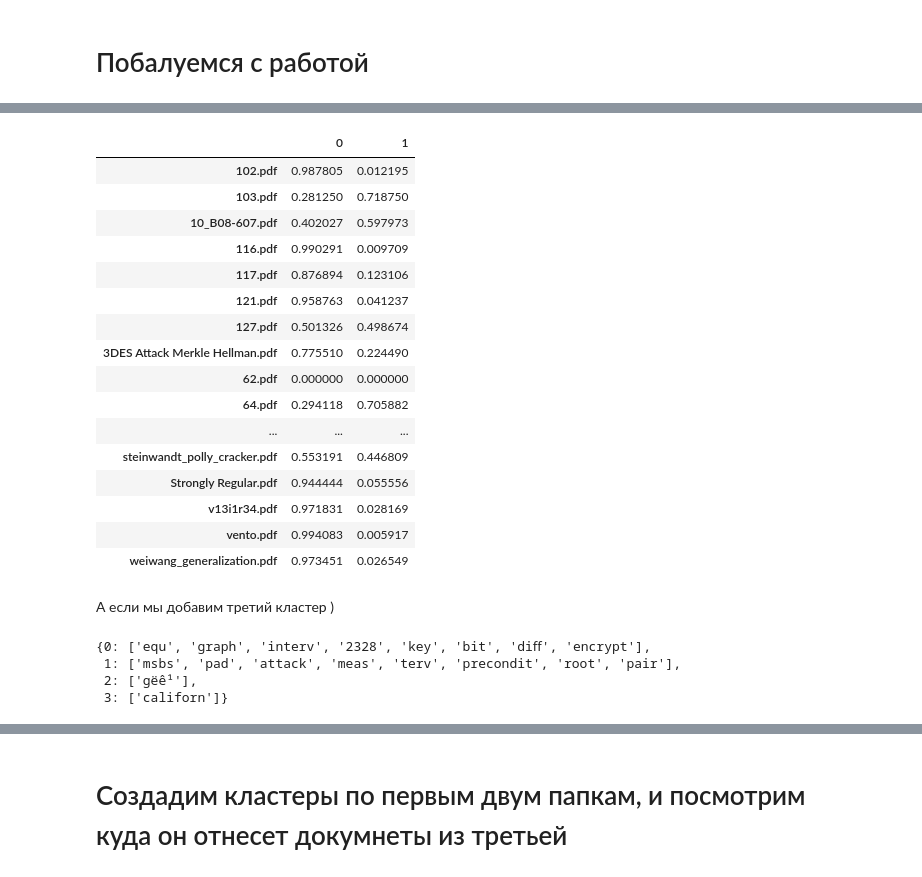
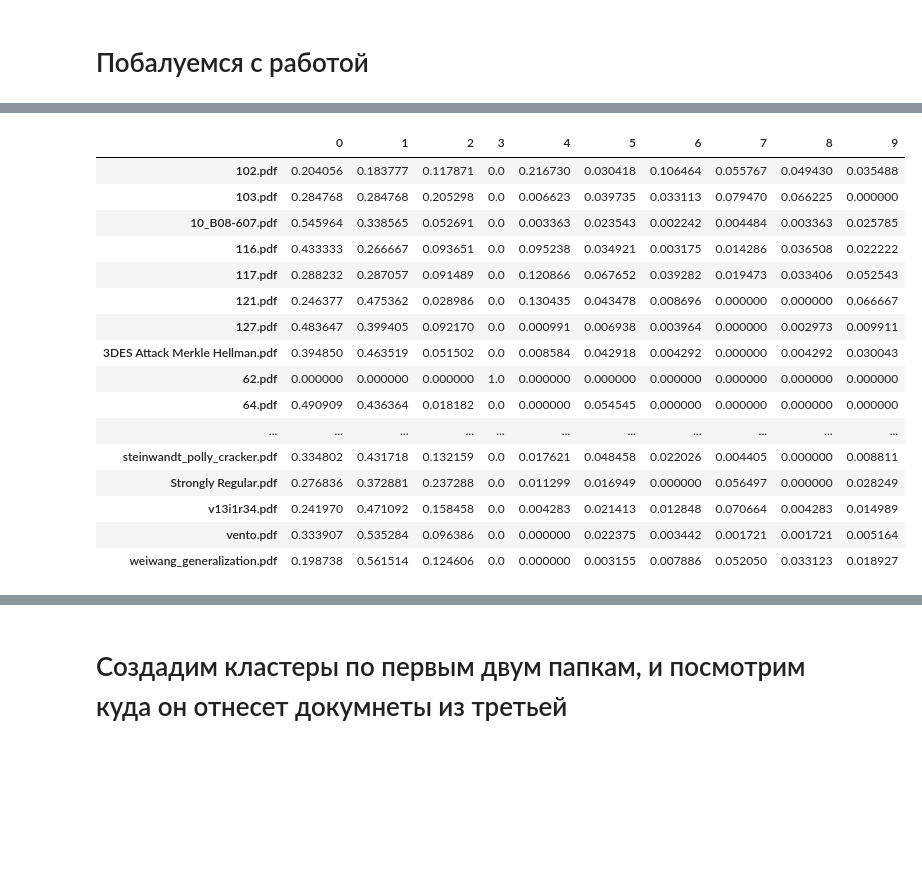
Before and after one commit to avatar4ik3/clustering, a Jupyter notebook: sample.ipynb, the cells around one changed output, grey strips where cells are left out. Saved outputs shown, nothing was run; the diff lists cells and outputs as text; code cells hidden in the pictures; blank space fills up the shorter version.

```diff
--- a/sample.ipynb
+++ b/sample.ipynb
@@ -369,2 +649,0 @@ selected2
-# %%
-m2 = buildMatrix(in_texts2,selected2,3)
@@ -406,2 +650,14 @@ Local cdn resources have problems on chrome/safari when used in jupyter-notebook
+# %%
+hg = toHyperGraph(m2,max_edge_simmularity,max_weight,max_nodes_in_edge)
+# hg11 = toHyperGraph(m2,max_edge_simmularity,max_weight,4)
+hg_clustered_build_in = cluster_hypergraph(hg)
+centres = selectCentres(m2,graph_clusters_count)
+g2 = toGraph(m2)
+cluster = removeWeakestConnections(g2,centres)
+
+subClusters = [cluster.subgraph(c) for c in connected_components(cluster)]
+selected_clusters = clustersByCount(subClusters,graph_clusters_count)
+cl_texts = dict[str,Text](zip(range(graph_clusters_count),multipleToText(selected_clusters)))
+cls = dict[str,Text](zip(range(graph_clusters_count),selected_clusters))
 # %% [markdown]
 #  Побалуемся с работой
@@ -410,4 +663,0 @@ Local cdn resources have problems on chrome/safari when used in jupyter-notebook
-# %%
-selected_clusters = clustersByCount(subClusters,2)
-cl_texts = dict[str,Text](zip(range(0,2),multipleToText(selected_clusters)))
-cl_texts
@@ -432,0 +666,8 @@ classify(doc,cl_texts)
+# %%
+
+texts = dict[str,Text]([(x,defaultTextPipe(rawDocuments2[x])) for x in realNames])
+selected_words = dict[str,Text]([(x,select_words_count(texts[x],max_word_count)) for x in realNames])
+matricies = dict[str,Matrix]([(x,buildMatrix([texts[x]],selected_words[x],matrix_interval_size,len(realNames))) for x in realNames])
+metric_g_cosine = dict[str,dict[str,float]]([(x,classify_hard_graph(cls,matricies[x])) for x in realNames])
+metric_g_cosine
+pd.DataFrame.from_dict(metric_g_cosine,orient='index')
@@ -433,33 +692,21 @@ classify(doc,cl_texts)
 # %%
-realNames = [n for n in names2 if rawDocuments2[n] != '']
-docs = dict[str,dict[str,float]]([(x,classify(frequency(defaultTextPipe(rawDocuments2[x])),cl_texts)) for x in realNames])
-pd.DataFrame.from_dict(docs,orient='index')
+metric_g_simple = dict[str,dict[str,float]]([(x,classify(frequency(defaultTextPipe(rawDocuments2[x])),cl_texts)) for x in texts])
+pd.DataFrame.from_dict(metric_g_simple,orient='index')
 # %% [output]
-|  | 0 | 1 |
-| 102.pdf | 0.987805 | 0.012195 |
-| 103.pdf | 0.281250 | 0.718750 |
-| 10_B08-607.pdf | 0.402027 | 0.597973 |
-| 116.pdf | 0.990291 | 0.009709 |
-| 117.pdf | 0.876894 | 0.123106 |
-| 121.pdf | 0.958763 | 0.041237 |
-| 127.pdf | 0.501326 | 0.498674 |
-| 3DES Attack Merkle Hellman.pdf | 0.775510 | 0.224490 |
-| 62.pdf | 0.000000 | 0.000000 |
-| 64.pdf | 0.294118 | 0.705882 |
-| ... | ... | ... |
-| steinwandt_polly_cracker.pdf | 0.553191 | 0.446809 |
-| Strongly Regular.pdf | 0.944444 | 0.055556 |
-| v13i1r34.pdf | 0.971831 | 0.028169 |
-| vento.pdf | 0.994083 | 0.005917 |
-| weiwang_generalization.pdf | 0.973451 | 0.026549 |
+|  | 0 | 1 | 2 | 3 | 4 | 5 | 6 | 7 | 8 | 9 |
+| 102.pdf | 0.204056 | 0.183777 | 0.117871 | 0.0 | 0.216730 | 0.030418 | 0.106464 | 0.055767 | 0.049430 | 0.035488 |
+| 103.pdf | 0.284768 | 0.284768 | 0.205298 | 0.0 | 0.006623 | 0.039735 | 0.033113 | 0.079470 | 0.066225 | 0.000000 |
+| 10_B08-607.pdf | 0.545964 | 0.338565 | 0.052691 | 0.0 | 0.003363 | 0.023543 | 0.002242 | 0.004484 | 0.003363 | 0.025785 |
+| 116.pdf | 0.433333 | 0.266667 | 0.093651 | 0.0 | 0.095238 | 0.034921 | 0.003175 | 0.014286 | 0.036508 | 0.022222 |
+| 117.pdf | 0.288232 | 0.287057 | 0.091489 | 0.0 | 0.120866 | 0.067652 | 0.039282 | 0.019473 | 0.033406 | 0.052543 |
+| 121.pdf | 0.246377 | 0.475362 | 0.028986 | 0.0 | 0.130435 | 0.043478 | 0.008696 | 0.000000 | 0.000000 | 0.066667 |
+| 127.pdf | 0.483647 | 0.399405 | 0.092170 | 0.0 | 0.000991 | 0.006938 | 0.003964 | 0.000000 | 0.002973 | 0.009911 |
+| 3DES Attack Merkle Hellman.pdf | 0.394850 | 0.463519 | 0.051502 | 0.0 | 0.008584 | 0.042918 | 0.004292 | 0.000000 | 0.004292 | 0.030043 |
+| 62.pdf | 0.000000 | 0.000000 | 0.000000 | 1.0 | 0.000000 | 0.000000 | 0.000000 | 0.000000 | 0.000000 | 0.000000 |
+| 64.pdf | 0.490909 | 0.436364 | 0.018182 | 0.0 | 0.000000 | 0.054545 | 0.000000 | 0.000000 | 0.000000 | 0.000000 |
+| ... | ... | ... | ... | ... | ... | ... | ... | ... | ... | ... |
+| steinwandt_polly_cracker.pdf | 0.334802 | 0.431718 | 0.132159 | 0.0 | 0.017621 | 0.048458 | 0.022026 | 0.004405 | 0.000000 | 0.008811 |
+| Strongly Regular.pdf | 0.276836 | 0.372881 | 0.237288 | 0.0 | 0.011299 | 0.016949 | 0.000000 | 0.056497 | 0.000000 | 0.028249 |
+| v13i1r34.pdf | 0.241970 | 0.471092 | 0.158458 | 0.0 | 0.004283 | 0.021413 | 0.012848 | 0.070664 | 0.004283 | 0.014989 |
+| vento.pdf | 0.333907 | 0.535284 | 0.096386 | 0.0 | 0.000000 | 0.022375 | 0.003442 | 0.001721 | 0.001721 | 0.005164 |
+| weiwang_generalization.pdf | 0.198738 | 0.561514 | 0.124606 | 0.0 | 0.000000 | 0.003155 | 0.007886 | 0.052050 | 0.033123 | 0.018927 |
-# %% [markdown]
-А если мы добавим третий кластер )
-# %%
-selected_clusters = clustersByCount(subClusters,4)
-cl_texts = dict[str,Text](zip(range(4),multipleToText(selected_clusters)))
-cl_texts
-# %% [output]
-{0: ['equ', 'graph', 'interv', '2328', 'key', 'bit', 'diﬀ', 'encrypt'],
- 1: ['msbs', 'pad', 'attack', 'meas', 'terv', 'precondit', 'root', 'pair'],
- 2: ['gëê¹'],
- 3: ['californ']}
```
Also changed, not shown: parts of 40 cells of this notebook, 5 other files.
